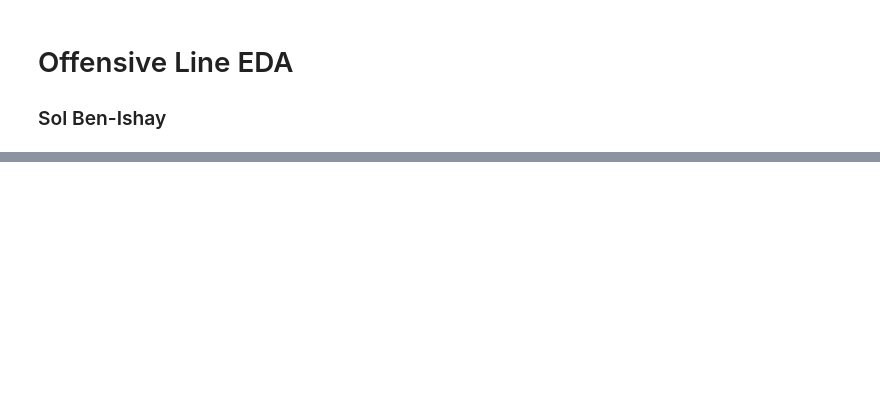
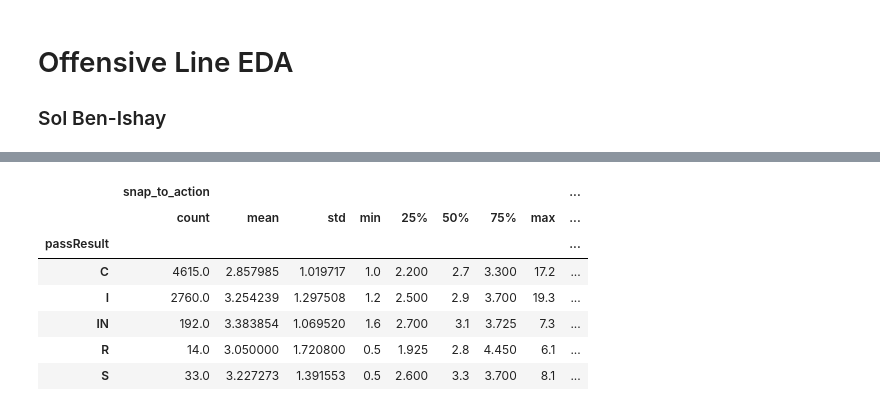
Before and after one commit to SolB77/2023-NFL-Big-Data-Bowl, a Jupyter notebook: Code/offensive_eda.ipynb, the cells around one changed output, grey strips where cells are left out. Cells and saved outputs as stored; diff of their text form; code cells hidden in the pictures; blank space fills up the shorter version.

```diff
--- a/Code/offensive_eda.ipynb
+++ b/Code/offensive_eda.ipynb
@@ -73,0 +144,11 @@ display(strip)
+# %%
+snap_to_action_df[["passResult", "prePenaltyPlayResult", "snap_to_action"]].groupby("passResult")[["snap_to_action", "prePenaltyPlayResult"]].describe()
+# %% [output]
+|  | snap_to_action |  |  |  |  |  |  |  | ... |
+|  | count | mean | std | min | 25% | 50% | 75% | max | ... |
+| passResult |  |  |  |  |  |  |  |  | ... |
+| C | 4615.0 | 2.857985 | 1.019717 | 1.0 | 2.200 | 2.7 | 3.300 | 17.2 | ... |
+| I | 2760.0 | 3.254239 | 1.297508 | 1.2 | 2.500 | 2.9 | 3.700 | 19.3 | ... |
+| IN | 192.0 | 3.383854 | 1.069520 | 1.6 | 2.700 | 3.1 | 3.725 | 7.3 | ... |
+| R | 14.0 | 3.050000 | 1.720800 | 0.5 | 1.925 | 2.8 | 4.450 | 6.1 | ... |
+| S | 33.0 | 3.227273 | 1.391553 | 0.5 | 2.600 | 3.3 | 3.700 | 8.1 | ... |
```
Also changed, not shown: parts of 16 cells of this notebook.
